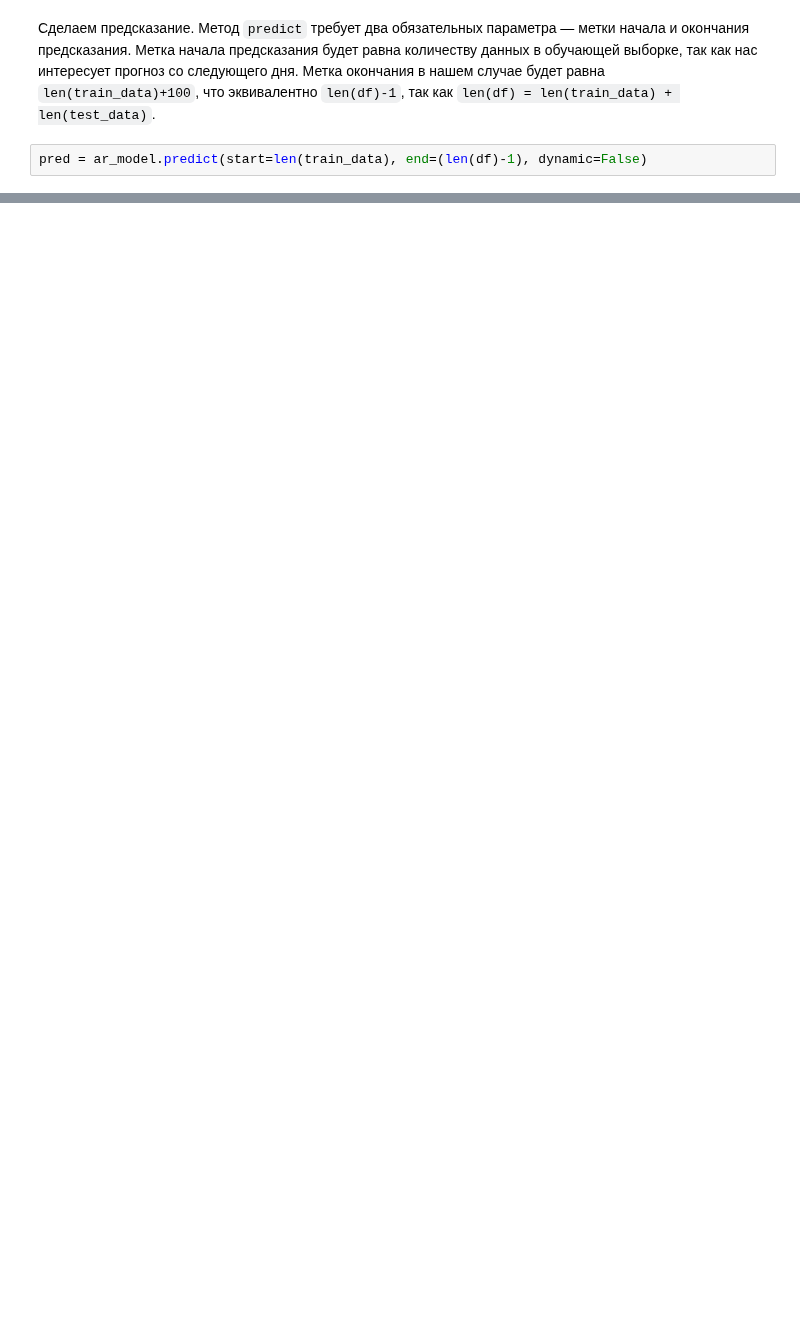
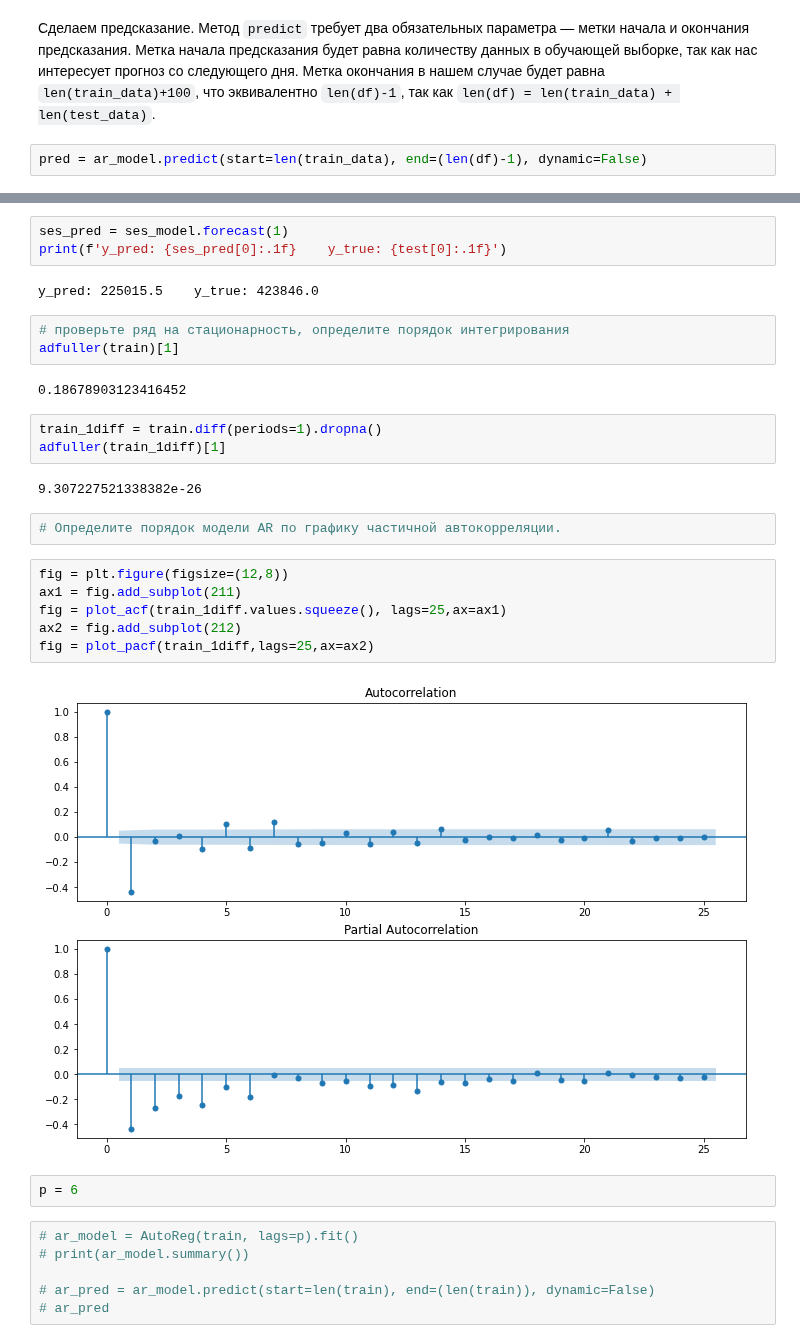
Before and after one commit to IvanovDmitryV/skillfactory_rds, a Jupyter notebook: Unit_7_restart/MATHML_Module_12.ipynb, the cells around one changed output, grey strips where cells are left out. Drawn from its saved outputs; the diff is of its cells as text; blank space fills up the shorter version.

Commit message:
project 7 start

```diff
--- a/Unit_7_restart/MATHML_Module_12.ipynb
+++ b/Unit_7_restart/MATHML_Module_12.ipynb
@@ -176,0 +240,33 @@ pred = ar_model.predict(start=len(train_data), end=(len(df)-1), dynamic=False)
+# %%
+ses_pred = ses_model.forecast(1)
+print(f'y_pred: {ses_pred[0]:.1f}    y_true: {test[0]:.1f}')
+# %% [output]
+y_pred: 225015.5    y_true: 423846.0
+# %%
+# проверьте ряд на стационарность, определите порядок интегрирования
+adfuller(train)[1]
+# %% [output]
+0.18678903123416452
+# %%
+train_1diff = train.diff(periods=1).dropna()
+adfuller(train_1diff)[1]
+# %% [output]
+9.307227521338382e-26
+# %%
+# Определите порядок модели AR по графику частичной автокорреляции.
+# %%
+fig = plt.figure(figsize=(12,8))
+ax1 = fig.add_subplot(211)
+fig = plot_acf(train_1diff.values.squeeze(), lags=25,ax=ax1)
+ax2 = fig.add_subplot(212)
+fig = plot_pacf(train_1diff,lags=25,ax=ax2)
+# %% [output]
+[figure, added]
+# %%
+p = 6
+# %%
+# ar_model = AutoReg(train, lags=p).fit()
+# print(ar_model.summary())
+
+# ar_pred = ar_model.predict(start=len(train), end=(len(train)), dynamic=False)
+# ar_pred
```
Also changed, not shown: parts of 16 cells of this notebook, 4 other files.
